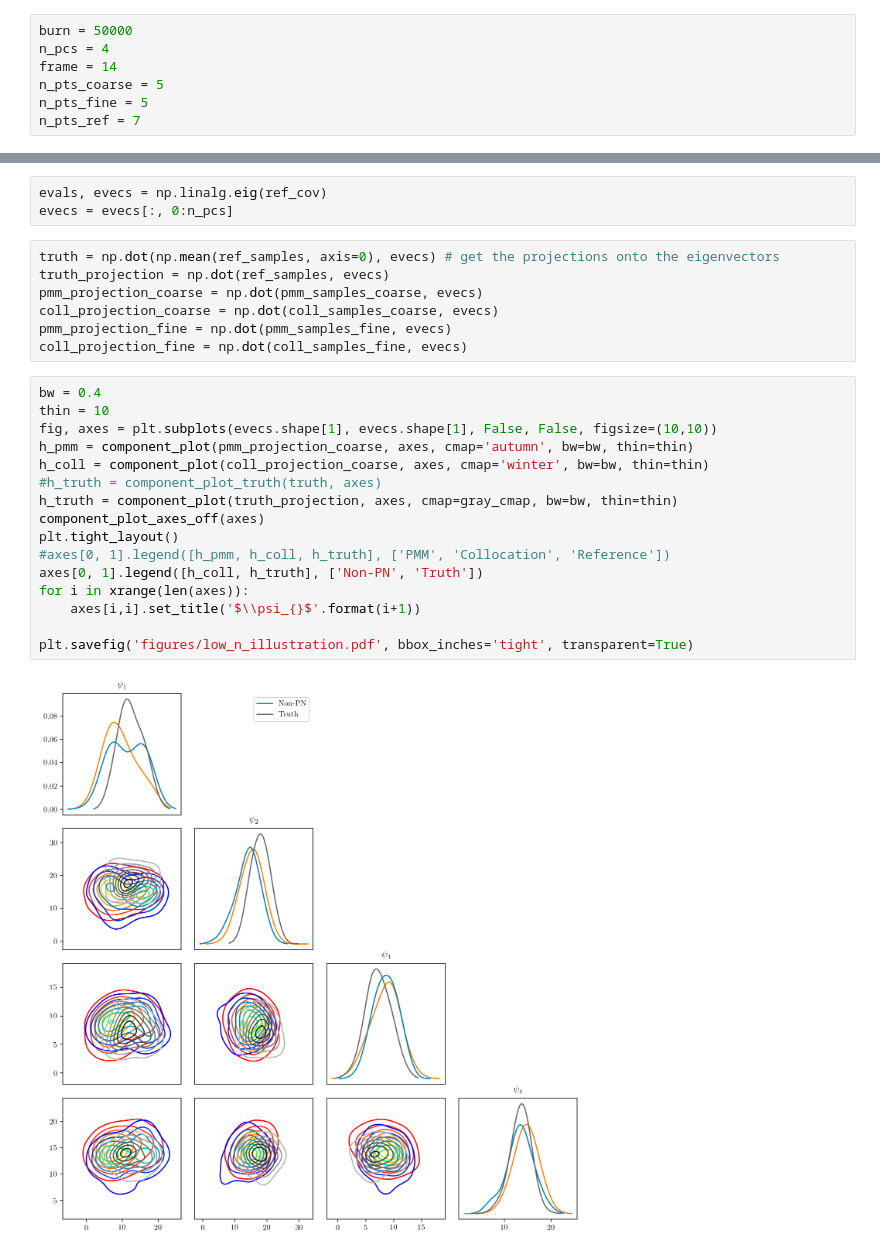
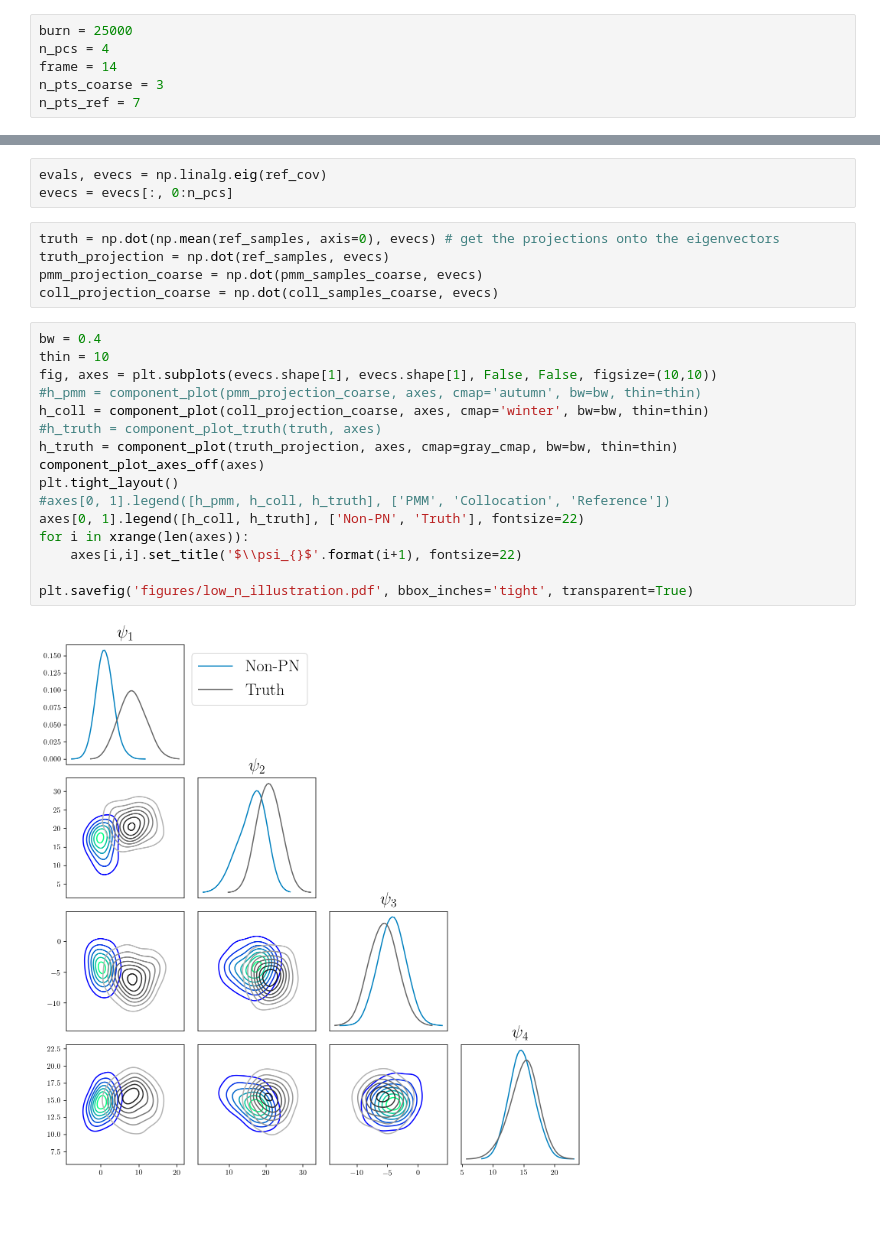
Before and after one commit to jcockayne/hydrocyclone_code, a Jupyter notebook: notebooks/Hydrocyclone_Results_Static_PCs.ipynb, the cells around one changed output, grey strips where cells are left out. Drawn from its saved outputs; the diff is of its cells as text; blank space fills up the shorter version.

```diff
--- a/notebooks/Hydrocyclone_Results_Static_PCs.ipynb
+++ b/notebooks/Hydrocyclone_Results_Static_PCs.ipynb
@@ -95,11 +95,10 @@ The aim here is to show that accounting for the impact of numerical error on the
 # %% [markdown]
 First question is how to represent 'principal components' here. We need to project the posterior onto some vectors and plot the distribution over those vectors. So maybe use a Gaussian approximation, then project the samples through that transformation and see what happens?
 # %%
-burn = 50000
+burn = 25000
 n_pcs = 4
 frame = 14
-n_pts_coarse = 5
-n_pts_fine = 5
+n_pts_coarse = 3
 n_pts_ref = 7
 # %% [markdown]
 ## Generate the PCs
@@ -133,23 +126,21 @@ truth = np.dot(np.mean(ref_samples, axis=0), evecs) # get the projections onto t
 truth_projection = np.dot(ref_samples, evecs)
 pmm_projection_coarse = np.dot(pmm_samples_coarse, evecs)
 coll_projection_coarse = np.dot(coll_samples_coarse, evecs)
-pmm_projection_fine = np.dot(pmm_samples_fine, evecs)
-coll_projection_fine = np.dot(coll_samples_fine, evecs)
 # %%
 bw = 0.4
 thin = 10
 fig, axes = plt.subplots(evecs.shape[1], evecs.shape[1], False, False, figsize=(10,10))
-h_pmm = component_plot(pmm_projection_coarse, axes, cmap='autumn', bw=bw, thin=thin)
+#h_pmm = component_plot(pmm_projection_coarse, axes, cmap='autumn', bw=bw, thin=thin)
 h_coll = component_plot(coll_projection_coarse, axes, cmap='winter', bw=bw, thin=thin)
 #h_truth = component_plot_truth(truth, axes)
 h_truth = component_plot(truth_projection, axes, cmap=gray_cmap, bw=bw, thin=thin)
 component_plot_axes_off(axes)
 plt.tight_layout()
 #axes[0, 1].legend([h_pmm, h_coll, h_truth], ['PMM', 'Collocation', 'Reference'])
-axes[0, 1].legend([h_coll, h_truth], ['Non-PN', 'Truth'])
+axes[0, 1].legend([h_coll, h_truth], ['Non-PN', 'Truth'], fontsize=22)
 for i in xrange(len(axes)):
-    axes[i,i].set_title('$\\psi_{}$'.format(i+1))
+    axes[i,i].set_title('$\\psi_{}$'.format(i+1), fontsize=22)
 
 plt.savefig('figures/low_n_illustration.pdf', bbox_inches='tight', transparent=True)
 # %% [output]
-[figure, old version]
+[figure, new version]
```
Also changed, not shown: parts of 2 cells of this notebook, 3 other files.
